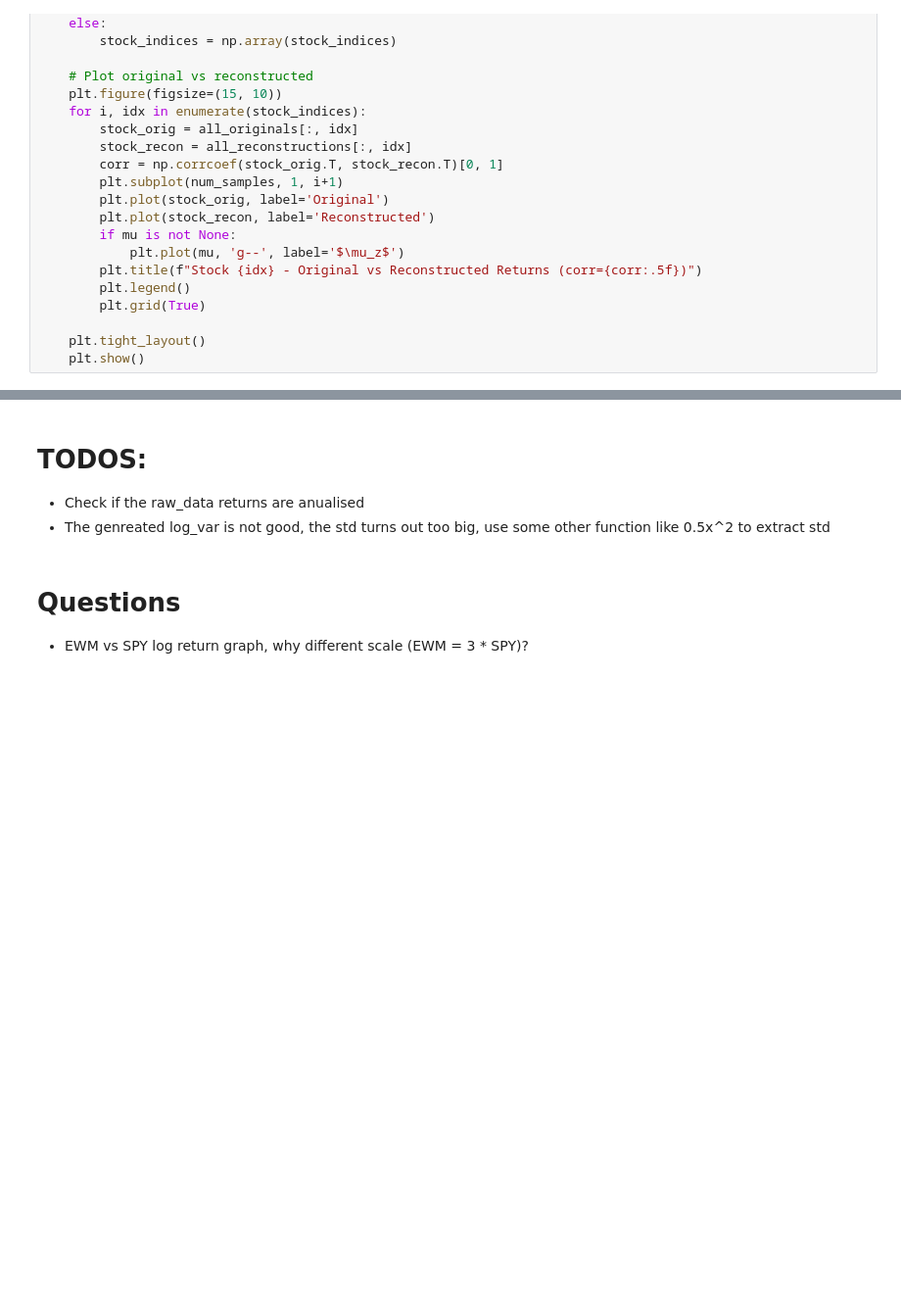
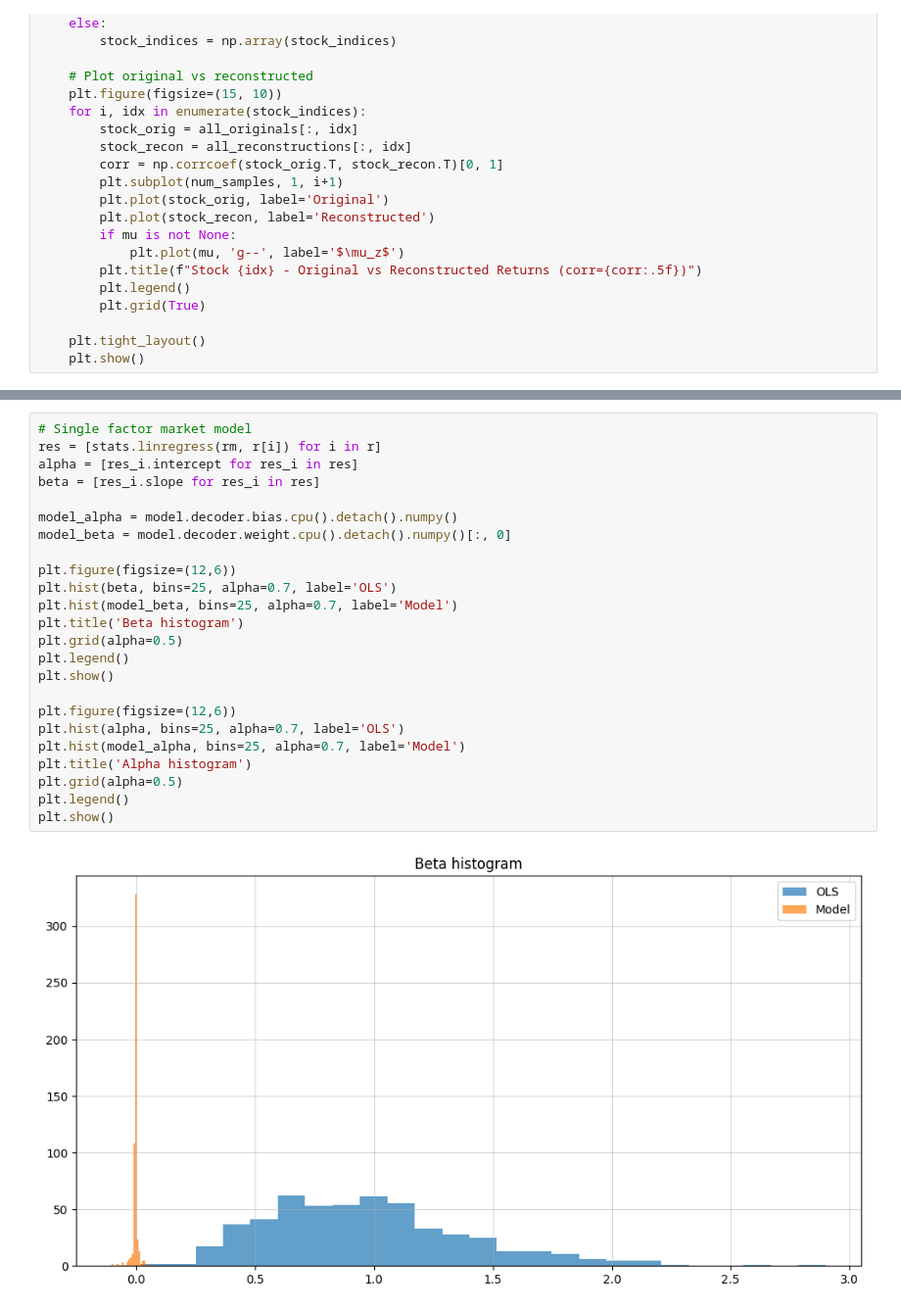
Before and after one commit to MarkoMiljkovic45/masters-thesis, a Jupyter notebook: 02-SimpleVAE_v2.ipynb, the cells around one changed output, grey strips where cells are left out. Shown at 98% size. Cells and saved outputs as stored; diff of their text form; blank space fills up the shorter version.

```diff
--- a/02-SimpleVAE_v2.ipynb
+++ b/02-SimpleVAE_v2.ipynb
@@ -406,7 +405,26 @@ stock_284: beta*=0.8080 MSE = 1.745191
-# %% [markdown]
-# TODOS:
-- Check if the raw_data returns are anualised
-- The genreated log_var is not good, the std turns out too big, use some other function like 0.5x^2 to extract std
-# %% [markdown]
-# Questions
-- EWM vs SPY log return graph, why different scale (EWM = 3 * SPY)?
+# %%
+# Single factor market model
+res = [stats.linregress(rm, r[i]) for i in r]
+alpha = [res_i.intercept for res_i in res]
+beta = [res_i.slope for res_i in res]
+
+model_alpha = model.decoder.bias.cpu().detach().numpy()
+model_beta = model.decoder.weight.cpu().detach().numpy()[:, 0]
+
+plt.figure(figsize=(12,6))
+plt.hist(beta, bins=25, alpha=0.7, label='OLS')
+plt.hist(model_beta, bins=25, alpha=0.7, label='Model')
+plt.title('Beta histogram')
+plt.grid(alpha=0.5)
+plt.legend()
+plt.show()
+
+plt.figure(figsize=(12,6))
+plt.hist(alpha, bins=25, alpha=0.7, label='OLS')
+plt.hist(model_alpha, bins=25, alpha=0.7, label='Model')
+plt.title('Alpha histogram')
+plt.grid(alpha=0.5)
+plt.legend()
+plt.show()
+# %% [output]
+[figure, added]
```
Also changed, not shown: parts of 15 cells of this notebook.
